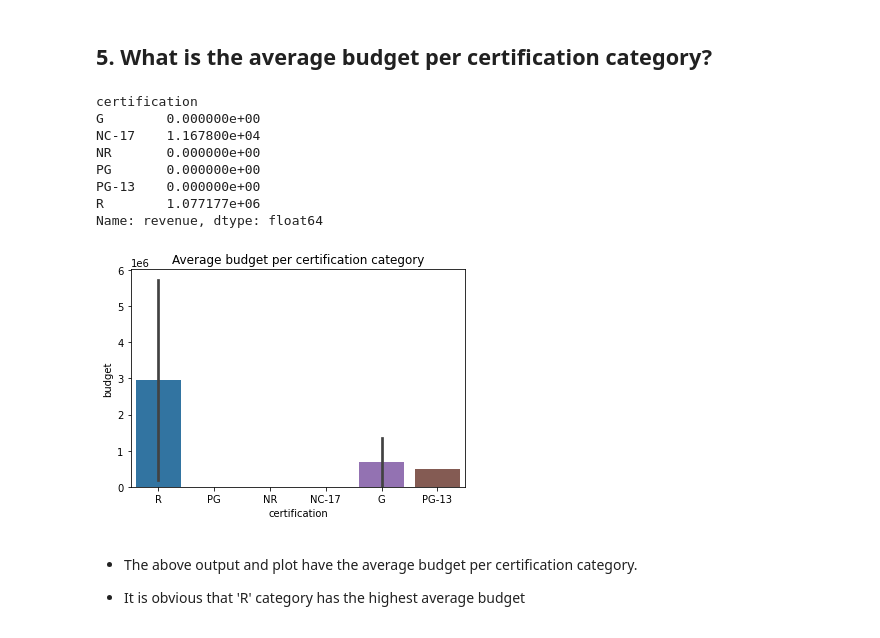
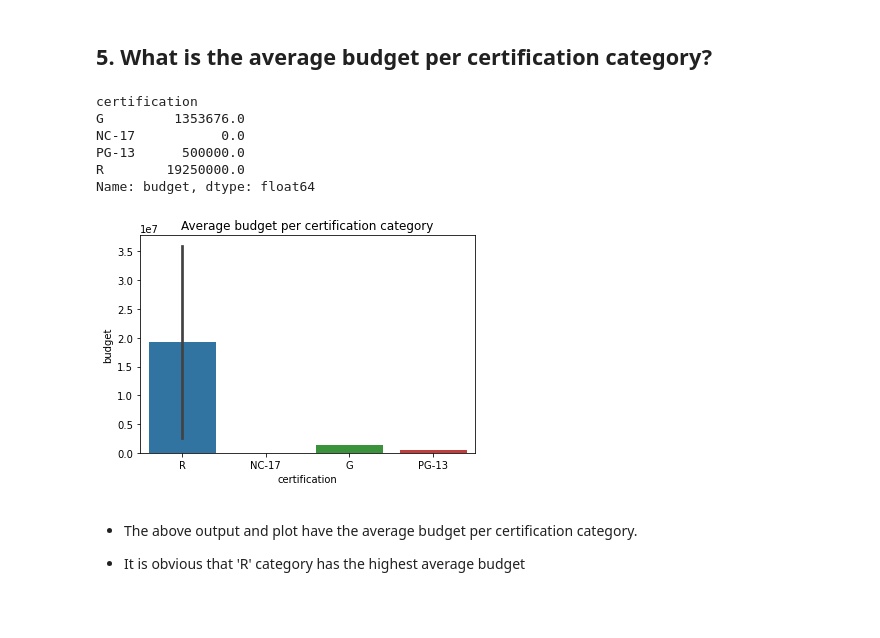
Before and after one commit to todebode/IMDB-Movies, a Jupyter notebook: Project 3 - Part 2 - Exploratory Data Analysis.ipynb, the cells around one changed output. Drawn from its saved outputs; the diff is of its cells as text; code cells hidden in the pictures.

```diff
--- a/Project 3 - Part 2 - Exploratory Data Analysis.ipynb
+++ b/Project 3 - Part 2 - Exploratory Data Analysis.ipynb
@@ -97,6 +108,7 @@ dtype: int64
 # %% [markdown]
 ## 3. How many movies are there in each of the certification categories (G/PG/PG-13/R)?
 # %%
-movie_cat = tmd_movies['certification'].value_counts().sort_values()
+plotdf = tmd_movies.loc[df_fin]
+movie_cat = plotdf['certification'].value_counts().sort_values()
 movie_cat
 # %% [output]
@@ -161,19 +167,17 @@ Name: revenue, dtype: float64
 # %% [markdown]
 ## 5. What is the average budget per certification category?
 # %%
-ax = sns.barplot(data=tmd_movies, x = 'certification', y = 'budget', ci = 68)
+ax = sns.barplot(data=plotdf, x = 'certification', y = 'budget', ci = 68)
 ax.set_title('Average budget per certification category')
-tmd_movies.groupby('certification')['revenue'].mean()
+plotdf.groupby('certification')['budget'].mean()
 # %% [output]
 certification
-G        0.000000e+00
-NC-17    1.167800e+04
-NR       0.000000e+00
-PG       0.000000e+00
-PG-13    0.000000e+00
-R        1.077177e+06
-Name: revenue, dtype: float64
+G         1353676.0
+NC-17           0.0
+PG-13      500000.0
+R        19250000.0
+Name: budget, dtype: float64
-[figure, old version]
+[figure, new version]
 # %% [markdown]
 - The above output and plot have the average budget per certification category.
 
```
Also changed, not shown: parts of 5 cells of this notebook, 2 other files.
